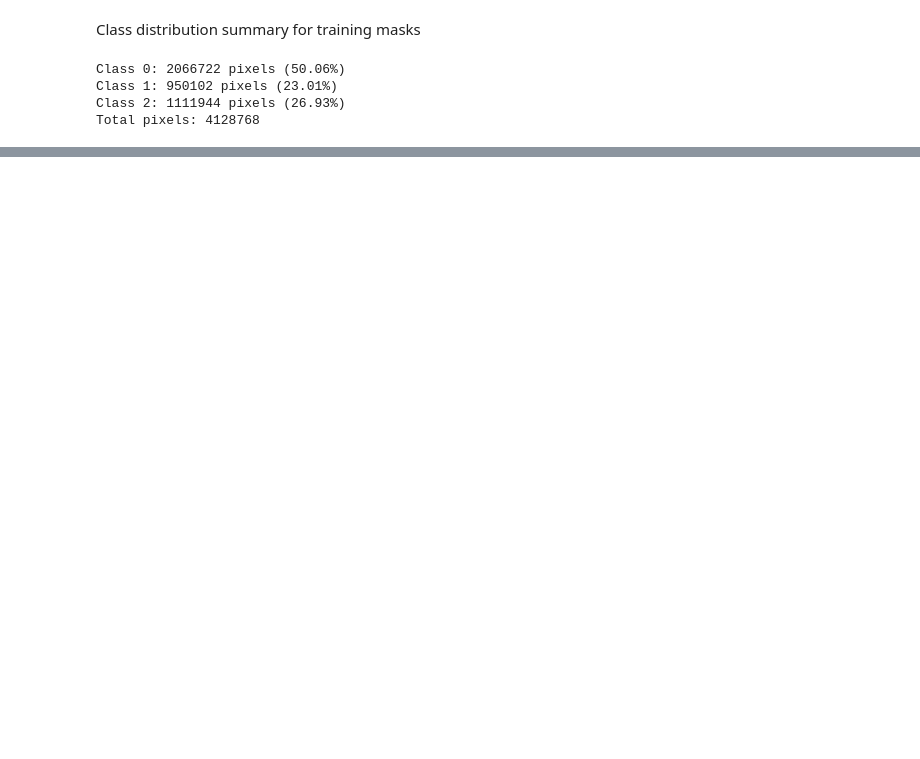
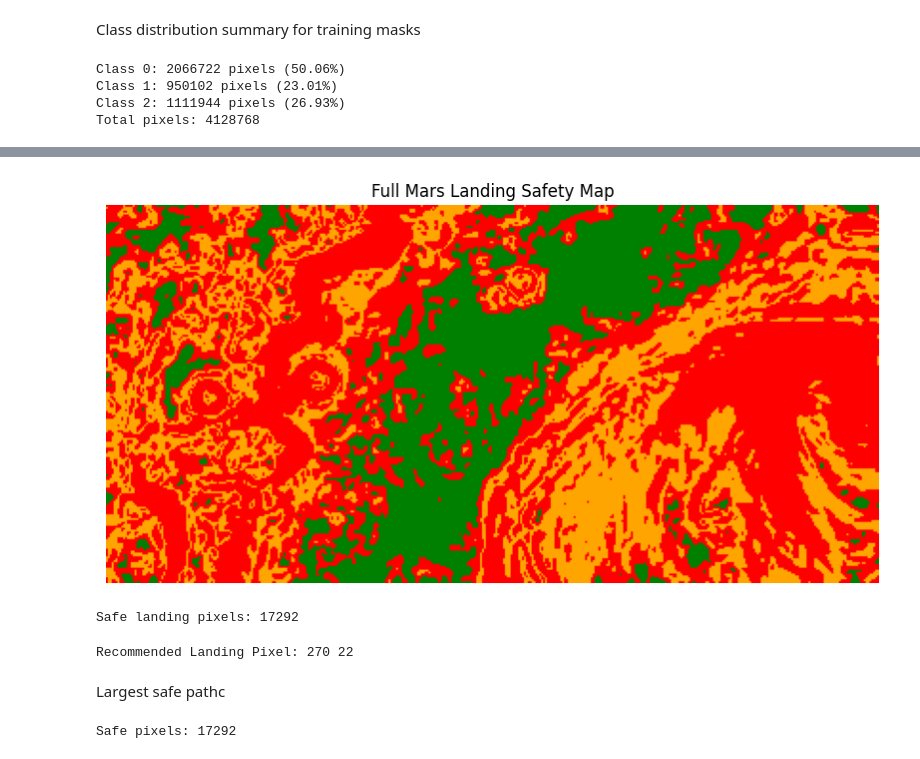
Before and after one commit to Awanish-26/STREAM, a Jupyter notebook: notebooks/main.ipynb, the cells around one changed output, grey strips where cells are left out. Cells and saved outputs as stored; diff of their text form; code cells hidden in the pictures; blank space fills up the shorter version.

```diff
--- a/notebooks/main.ipynb
+++ b/notebooks/main.ipynb
@@ -606,0 +609,41 @@ model.save(f'{drive_data_path}/{model_version}/model.h5')
+# %%
+import numpy as np
+import matplotlib.pyplot as plt
+import matplotlib.colors as colors
+
+# Convert input to TensorFlow format (H,W,C)
+input_tensor = np.transpose(X, (1, 2, 0))
+
+# Pad to make H and W divisible by 4 (2 pooling layers)
+h, w, c = input_tensor.shape
+pad_h = (4 - (h % 4)) % 4
+pad_w = (4 - (w % 4)) % 4
+input_padded = np.pad(
+    input_tensor,
+    ((0, pad_h), (0, pad_w), (0, 0)),
+    mode="edge"
+ )
+
+# Add batch dimension
+input_padded = np.expand_dims(input_padded, axis=0)
+
+# Predict full map
+prediction = model.predict(input_padded)
+predicted_map = np.argmax(prediction[0], axis=-1)
+
+# Remove padding to restore original size
+predicted_map = predicted_map[:h, :w]
+
+print("Predicted map shape:", predicted_map.shape)
+
+# Visualize full landing safety map
+cmap = colors.ListedColormap(["red", "orange", "green"])
+bounds = [0, 1, 2, 3]
+norm = colors.BoundaryNorm(bounds, cmap.N)
+
+plt.figure(figsize=(10, 6))
+plt.imshow(predicted_map, cmap=cmap, norm=norm)
+plt.title("Full Mars Landing Safety Map")
+plt.axis("off")
+plt.show()
+# %% [output]
@@ -606,0 +652,26 @@ model.save(f'{drive_data_path}/{model_version}/model.h5')
+[figure, added]
+# %%
+safe_pixels = np.where(predicted_map==2)
+
+print("Safe landing pixels:", len(safe_pixels[0]))
+# %% [output]
+Safe landing pixels: 17292
+# %%
+best_index = np.random.randint(0,len(safe_pixels[0]))
+
+y = safe_pixels[0][best_index]
+x = safe_pixels[1][best_index]
+
+print("Recommended Landing Pixel:",x,y)
+# %% [output]
+Recommended Landing Pixel: 270 22
+# %% [markdown]
+Largest safe pathc
+# %%
+import numpy as np
+
+safe_map = (predicted_map == 2).astype(np.uint8)
+
+print("Safe pixels:", np.sum(safe_map))
+# %% [output]
+Safe pixels: 17292
```
Also changed, not shown: parts of 16 cells of this notebook, 3 other files.
